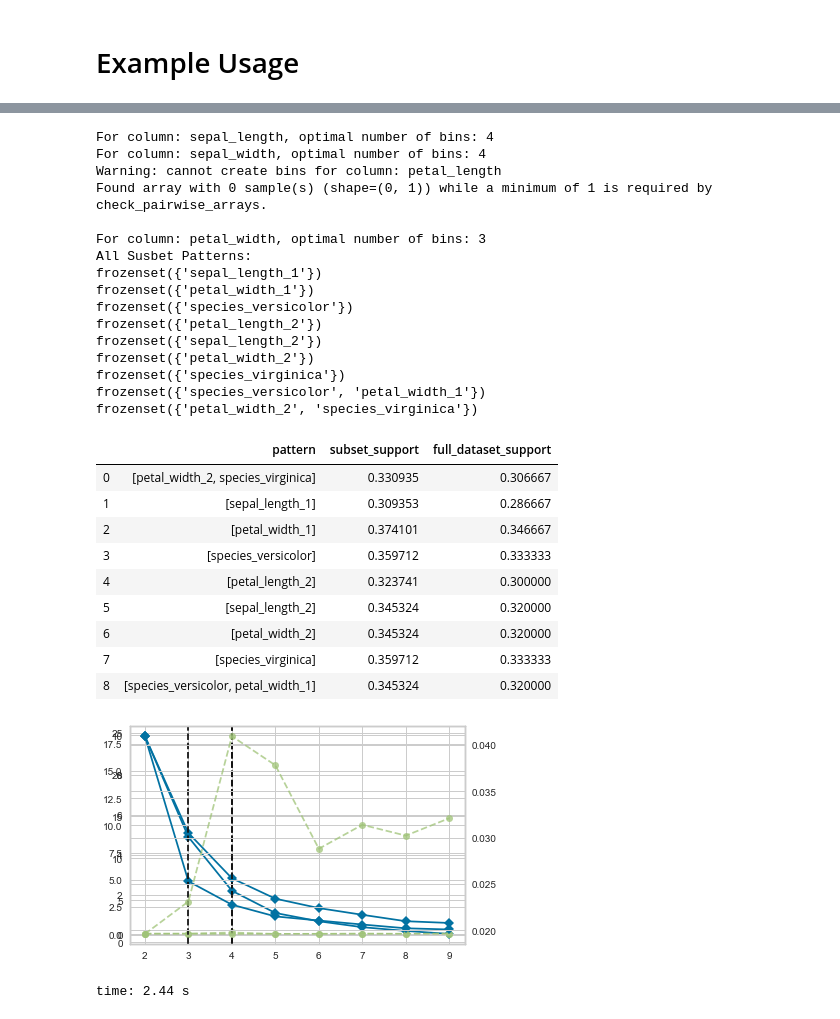
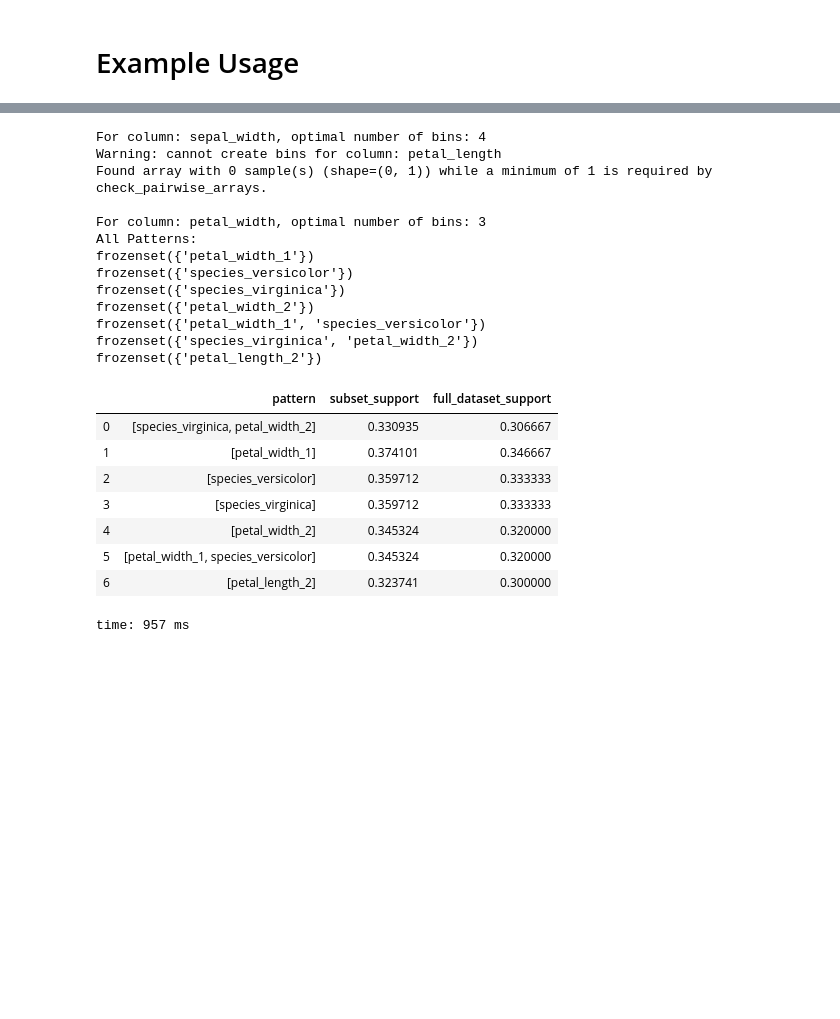
Before and after one commit to jasonk33/Pattern-Mining, a Jupyter notebook: pattern_mining.ipynb, the cells around one changed output, grey strips where cells are left out. Saved outputs shown, nothing was run; the diff lists cells and outputs as text; code cells hidden in the pictures; blank space fills up the shorter version.

```diff
--- a/pattern_mining.ipynb
+++ b/pattern_mining.ipynb
@@ -356,33 +411,27 @@ time: 7.7 s
 # %%
 subset_key_patterns = binner.get_best_subset_patterns(full_df=iris, subset_df=iris[iris['sepal_length'] > 4.7],
-                                                      minimal_support_rate=.25, threshold=1.07, number_of_bins_range=(2,10), verbose=True)
+                                                      columns_to_drop=['sepal_length'], minimal_support_rate=.25, threshold=1.07, number_of_bins_range=(2,10), verbose=True)
 subset_key_patterns
 # %% [output]
-For column: sepal_length, optimal number of bins: 4
 For column: sepal_width, optimal number of bins: 4
 Warning: cannot create bins for column: petal_length
 Found array with 0 sample(s) (shape=(0, 1)) while a minimum of 1 is required by check_pairwise_arrays.
 
 For column: petal_width, optimal number of bins: 3
-All Susbet Patterns:
-frozenset({'sepal_length_1'})
+All Patterns:
 frozenset({'petal_width_1'})
 frozenset({'species_versicolor'})
+frozenset({'species_virginica'})
+frozenset({'petal_width_2'})
+frozenset({'petal_width_1', 'species_versicolor'})
+frozenset({'species_virginica', 'petal_width_2'})
 frozenset({'petal_length_2'})
-frozenset({'sepal_length_2'})
-frozenset({'petal_width_2'})
-frozenset({'species_virginica'})
-frozenset({'species_versicolor', 'petal_width_1'})
-frozenset({'petal_width_2', 'species_virginica'})
 |  | pattern | subset_support | full_dataset_support |
-| 0 | [petal_width_2, species_virginica] | 0.330935 | 0.306667 |
-| 1 | [sepal_length_1] | 0.309353 | 0.286667 |
-| 2 | [petal_width_1] | 0.374101 | 0.346667 |
-| 3 | [species_versicolor] | 0.359712 | 0.333333 |
-| 4 | [petal_length_2] | 0.323741 | 0.300000 |
-| 5 | [sepal_length_2] | 0.345324 | 0.320000 |
-| 6 | [petal_width_2] | 0.345324 | 0.320000 |
-| 7 | [species_virginica] | 0.359712 | 0.333333 |
-| 8 | [species_versicolor, petal_width_1] | 0.345324 | 0.320000 |
+| 0 | [species_virginica, petal_width_2] | 0.330935 | 0.306667 |
+| 1 | [petal_width_1] | 0.374101 | 0.346667 |
+| 2 | [species_versicolor] | 0.359712 | 0.333333 |
+| 3 | [species_virginica] | 0.359712 | 0.333333 |
+| 4 | [petal_width_2] | 0.345324 | 0.320000 |
+| 5 | [petal_width_1, species_versicolor] | 0.345324 | 0.320000 |
+| 6 | [petal_length_2] | 0.323741 | 0.300000 |
-[figure, removed]
-time: 2.44 s
+time: 957 ms
```
Also changed, not shown: parts of 12 cells of this notebook, 2 other files.
